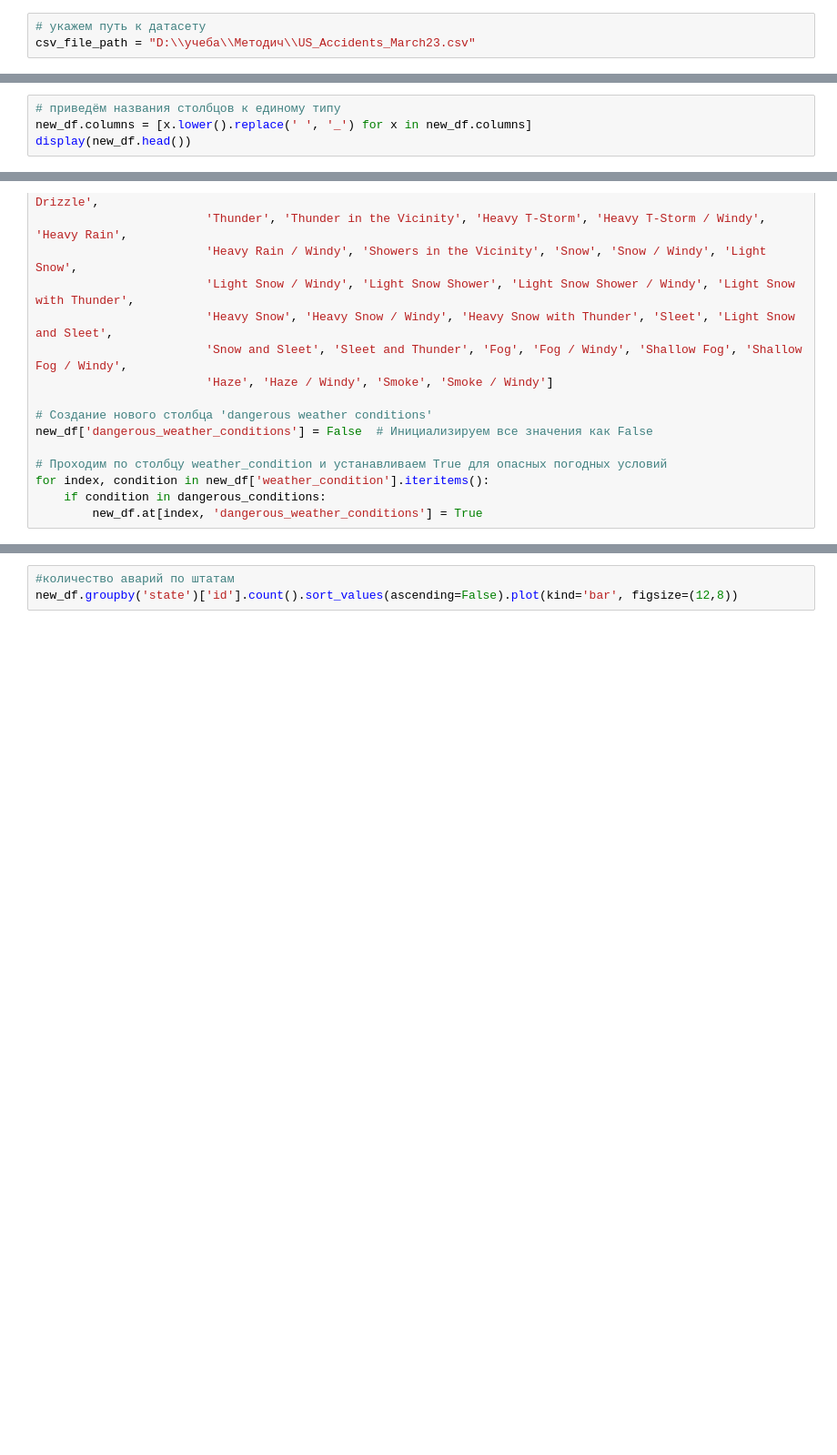
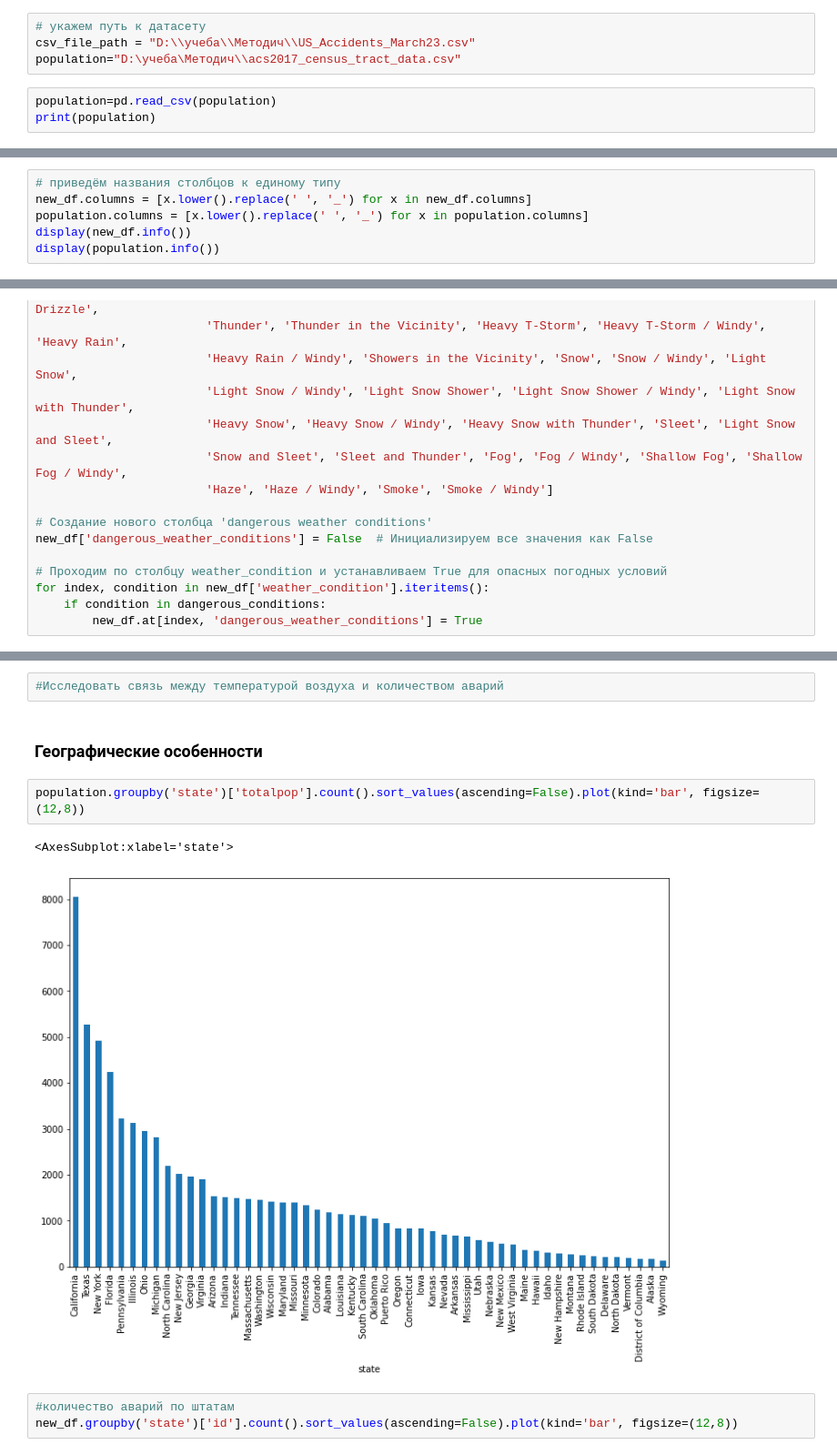
Before and after one commit to Heensz/analysis-of-accident-USA, a Jupyter notebook: анализ данных об авариях в США.ipynb, the cells around one changed output, grey strips where cells are left out. Shown at 91% size. Cells and saved outputs as stored; diff of their text form; blank space fills up the shorter version.

```diff
--- a/анализ данных об авариях в США.ipynb
+++ b/анализ данных об авариях в США.ipynb
@@ -62,3 +62,7 @@ import matplotlib.pyplot as plt
 # %%
 # укажем путь к датасету
 csv_file_path = "D:\\учеба\\Методич\\US_Accidents_March23.csv"
+population="D:\учеба\Методич\\acs2017_census_tract_data.csv"
+# %%
+population=pd.read_csv(population)
+print(population)
@@ -156,5 +178,7 @@ new_df = df_2022.copy()
 # %%
 # приведём названия столбцов к единому типу
 new_df.columns = [x.lower().replace(' ', '_') for x in new_df.columns]
-display(new_df.head())
+population.columns = [x.lower().replace(' ', '_') for x in population.columns]
+display(new_df.info())
+display(population.info())
 # %% [output]
@@ -391,3 +457,12 @@ Name: id, dtype: int64
+# %%
+#Исследовать связь между температурой воздуха и количеством аварий
+# %% [markdown]
+### Географические особенности
+# %%
+population.groupby('state')['totalpop'].count().sort_values(ascending=False).plot(kind='bar', figsize=(12,8))
+# %% [output]
+<AxesSubplot:xlabel='state'>
+[figure, added]
 # %%
 #количество аварий по штатам
 new_df.groupby('state')['id'].count().sort_values(ascending=False).plot(kind='bar', figsize=(12,8))
```
Also changed, not shown: parts of 12 cells of this notebook.
